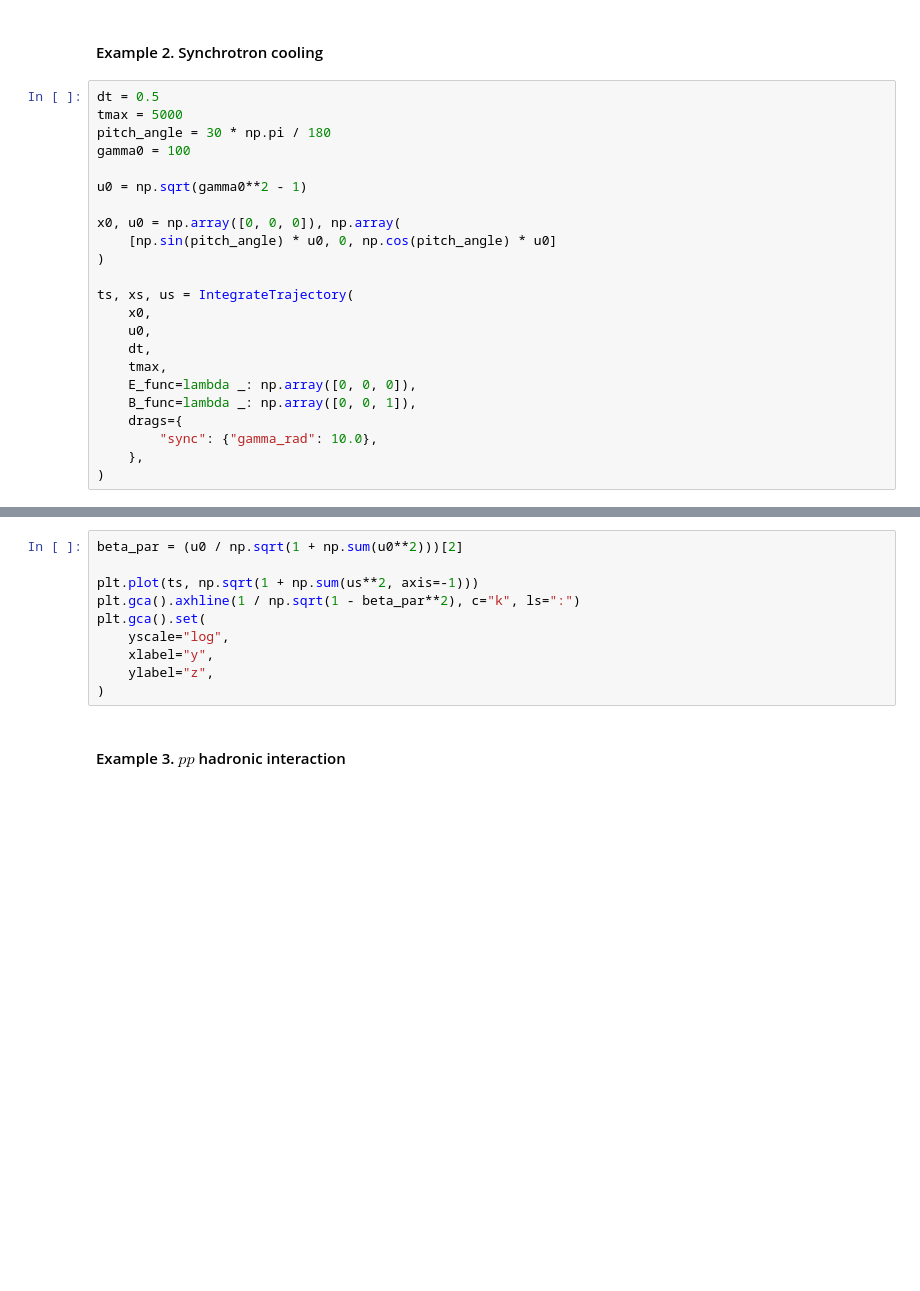
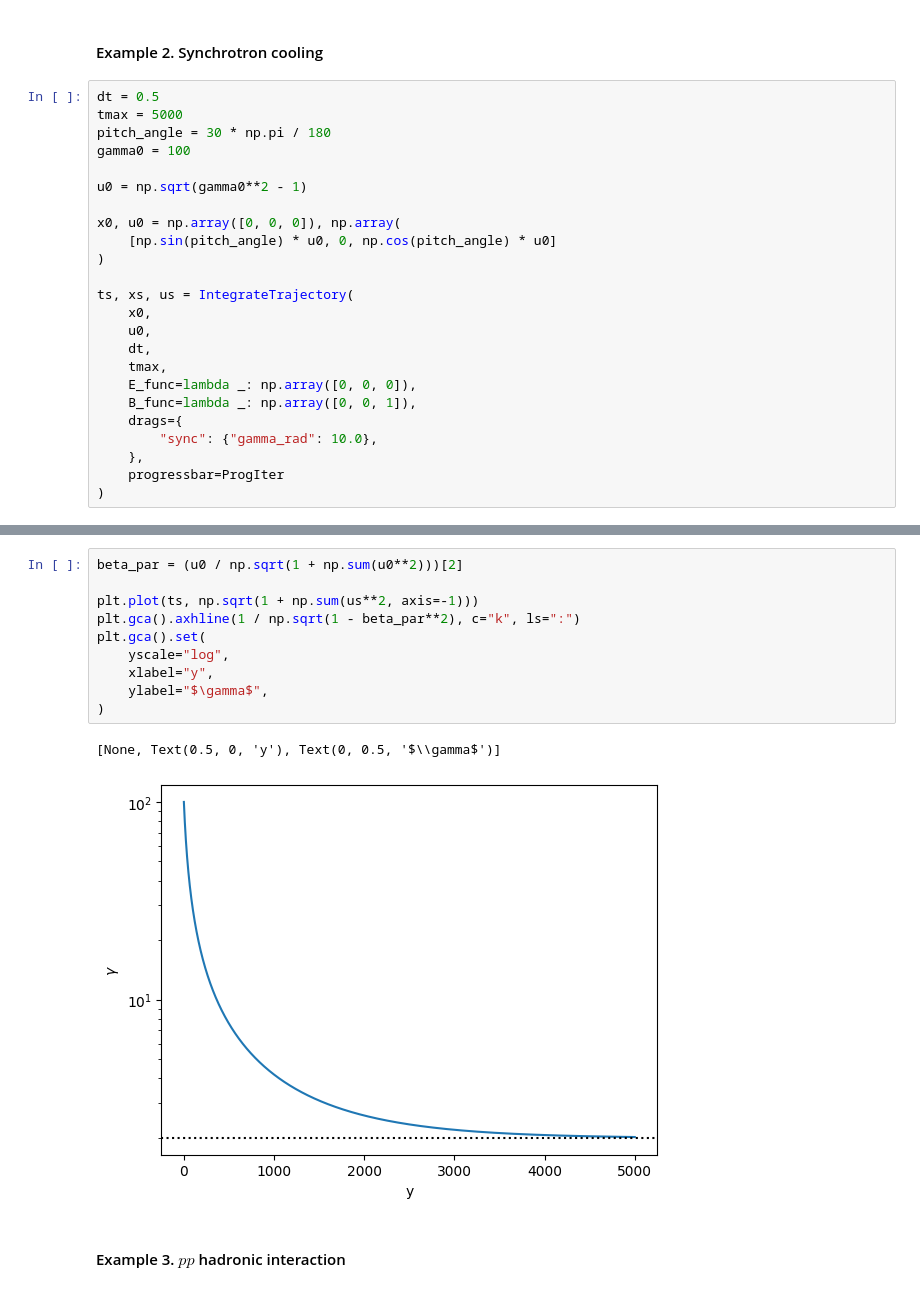
Before and after one commit to Mynghao/pusher-library, a Jupyter notebook: minkowski.ipynb, the cells around one changed output, grey strips where cells are left out. Cells and saved outputs as stored; diff of their text form; blank space fills up the shorter version.

```diff
--- a/minkowski.ipynb
+++ b/minkowski.ipynb
@@ -49,4 +55,5 @@ ts, xs, us = IntegrateTrajectory(
     drags={
         "sync": {"gamma_rad": 10.0},
     },
+    progressbar=ProgIter
 )
@@ -65,13 +80,16 @@ plt.gca().set(
 # %%
 beta_par = (u0 / np.sqrt(1 + np.sum(u0**2)))[2]
 
 plt.plot(ts, np.sqrt(1 + np.sum(us**2, axis=-1)))
 plt.gca().axhline(1 / np.sqrt(1 - beta_par**2), c="k", ls=":")
 plt.gca().set(
     yscale="log",
     xlabel="y",
-    ylabel="z",
+    ylabel="$\gamma$",
 )
+# %% [output]
+[None, Text(0.5, 0, 'y'), Text(0, 0.5, '$\\gamma$')]
+[figure, added]
 # %% [markdown]
 #### Example 3. $pp$ hadronic interaction
 # %%
```
Also changed, not shown: parts of 11 cells of this notebook.
